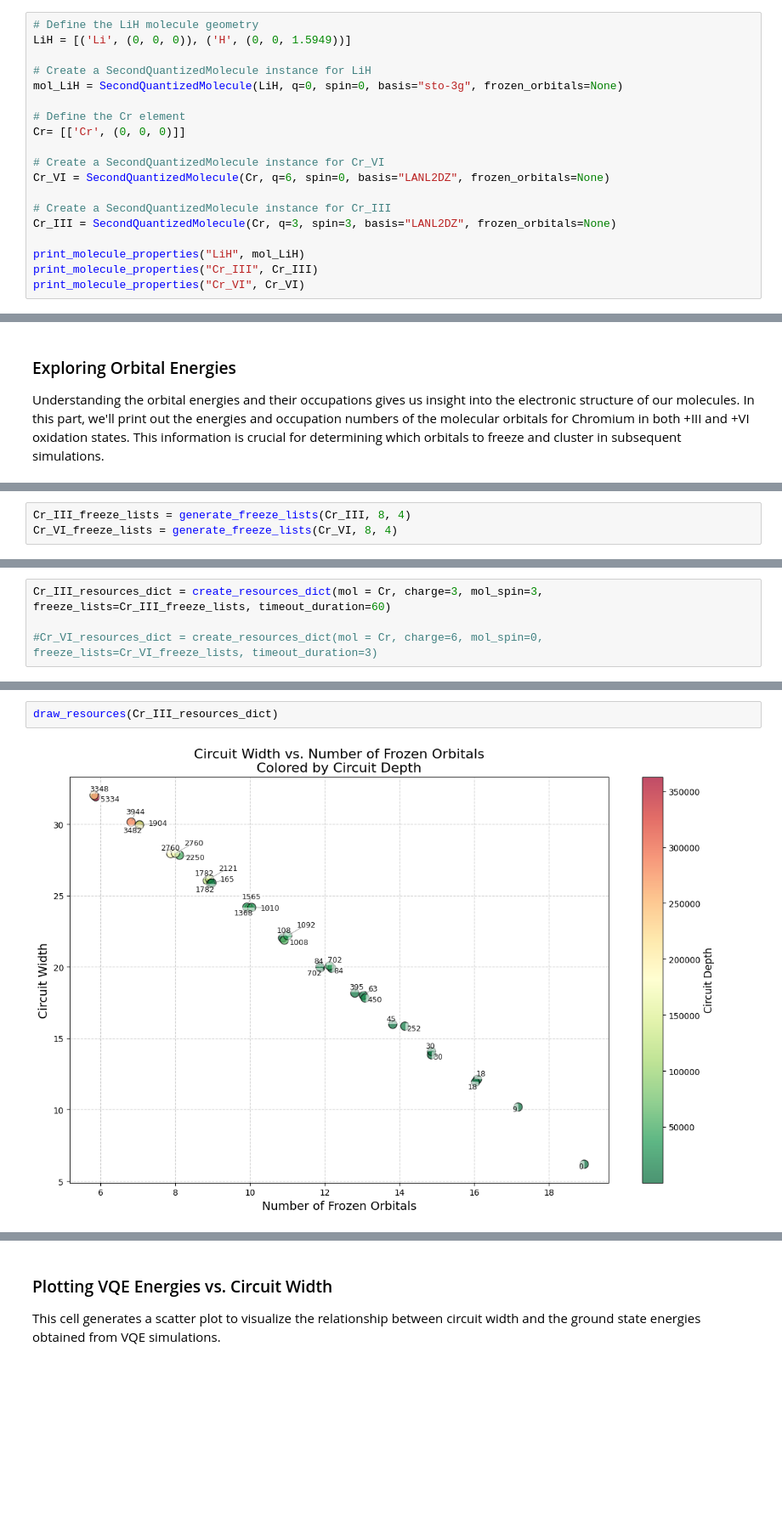
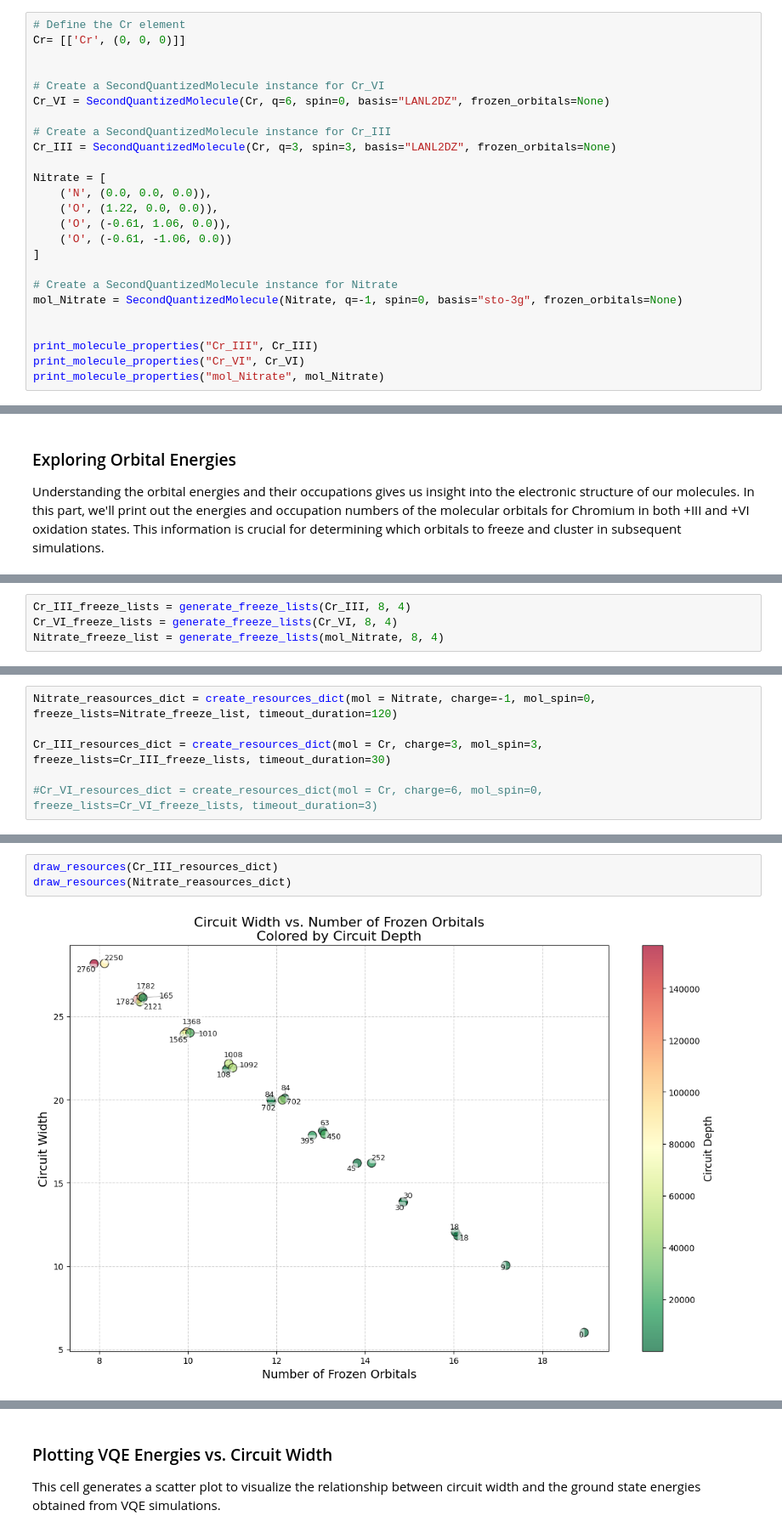
Before and after one commit to Rohan-T144/nyc-haq-24, a Jupyter notebook: optimal_resources.ipynb, the cells around one changed output, grey strips where cells are left out. Shown at 85% size. Saved outputs shown, nothing was run; the diff lists cells and outputs as text; blank space fills up the shorter version.

Commit message:
updated with larger molecules - NO3 and Cr(III)

```diff
--- a/optimal_resources.ipynb
+++ b/optimal_resources.ipynb
@@ -697,12 +690,7 @@ We'll use the SecondQuantizedMolecule class from Tangelo to create instances of
 # %%
-# Define the LiH molecule geometry
-LiH = [('Li', (0, 0, 0)), ('H', (0, 0, 1.5949))]
-
-# Create a SecondQuantizedMolecule instance for LiH
-mol_LiH = SecondQuantizedMolecule(LiH, q=0, spin=0, basis="sto-3g", frozen_orbitals=None)
-
 # Define the Cr element
 Cr= [['Cr', (0, 0, 0)]]
+
 
 # Create a SecondQuantizedMolecule instance for Cr_VI
 Cr_VI = SecondQuantizedMolecule(Cr, q=6, spin=0, basis="LANL2DZ", frozen_orbitals=None)
@@ -710,7 +698,18 @@ Cr_VI = SecondQuantizedMolecule(Cr, q=6, spin=0, basis="LANL2DZ", frozen_orbital
 # Create a SecondQuantizedMolecule instance for Cr_III
 Cr_III = SecondQuantizedMolecule(Cr, q=3, spin=3, basis="LANL2DZ", frozen_orbitals=None)
 
-print_molecule_properties("LiH", mol_LiH)
+Nitrate = [
+    ('N', (0.0, 0.0, 0.0)),
+    ('O', (1.22, 0.0, 0.0)),
+    ('O', (-0.61, 1.06, 0.0)),
+    ('O', (-0.61, -1.06, 0.0))
+]
+
+# Create a SecondQuantizedMolecule instance for Nitrate
+mol_Nitrate = SecondQuantizedMolecule(Nitrate, q=-1, spin=0, basis="sto-3g", frozen_orbitals=None)
+
+
 print_molecule_properties("Cr_III", Cr_III)
 print_molecule_properties("Cr_VI", Cr_VI)
+print_molecule_properties("mol_Nitrate", mol_Nitrate)
 # %% [output]
@@ -761,6 +761,7 @@ By clustering core (occupied) and virtual (unoccupied) orbitals, we can create d
 # %%
 Cr_III_freeze_lists = generate_freeze_lists(Cr_III, 8, 4)
 Cr_VI_freeze_lists = generate_freeze_lists(Cr_VI, 8, 4)
+Nitrate_freeze_list = generate_freeze_lists(mol_Nitrate, 8, 4)
 # %% [output]
 Number of active electrons: 21
 
@@ -787,5 +788,7 @@ We'll perform this for the Cr_VI molecule. If needed, similar steps can be follo
 # %%
-Cr_III_resources_dict = create_resources_dict(mol = Cr, charge=3, mol_spin=3, freeze_lists=Cr_III_freeze_lists, timeout_duration=60)
+Nitrate_reasources_dict = create_resources_dict(mol = Nitrate, charge=-1, mol_spin=0, freeze_lists=Nitrate_freeze_list, timeout_duration=120)
+
+Cr_III_resources_dict = create_resources_dict(mol = Cr, charge=3, mol_spin=3, freeze_lists=Cr_III_freeze_lists, timeout_duration=30)
 
 #Cr_VI_resources_dict = create_resources_dict(mol = Cr, charge=6, mol_spin=0, freeze_lists=Cr_VI_freeze_lists, timeout_duration=3)
 # %% [output]
@@ -812,4 +839,5 @@ Finally, we'll visualize the quantum resource estimates obtained from our freeze
 # %%
 draw_resources(Cr_III_resources_dict)
+draw_resources(Nitrate_reasources_dict)
 # %% [output]
-[figure, old version]
+[figure, new version]
```
Also changed, not shown: parts of 17 cells of this notebook, 4 other files.
